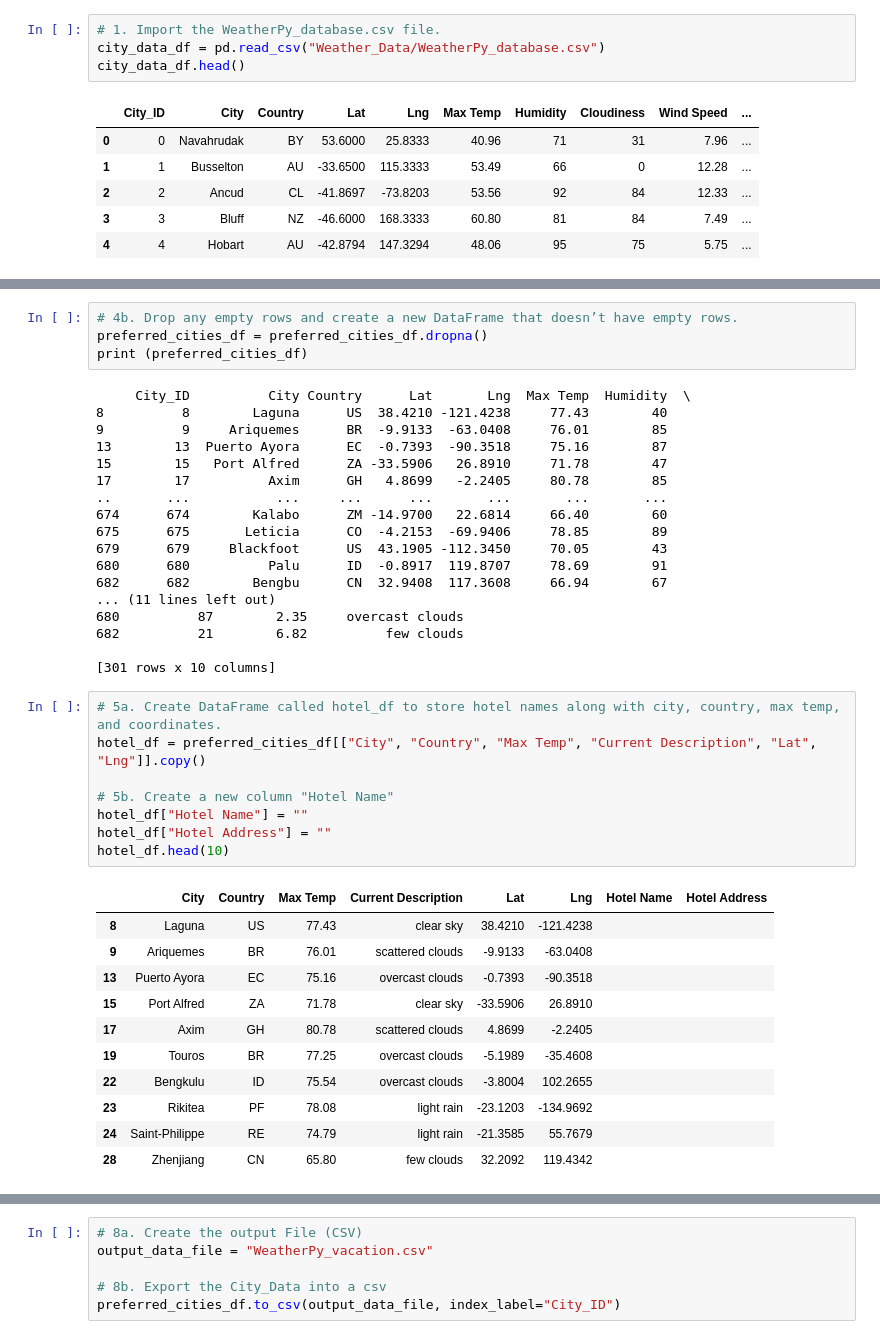
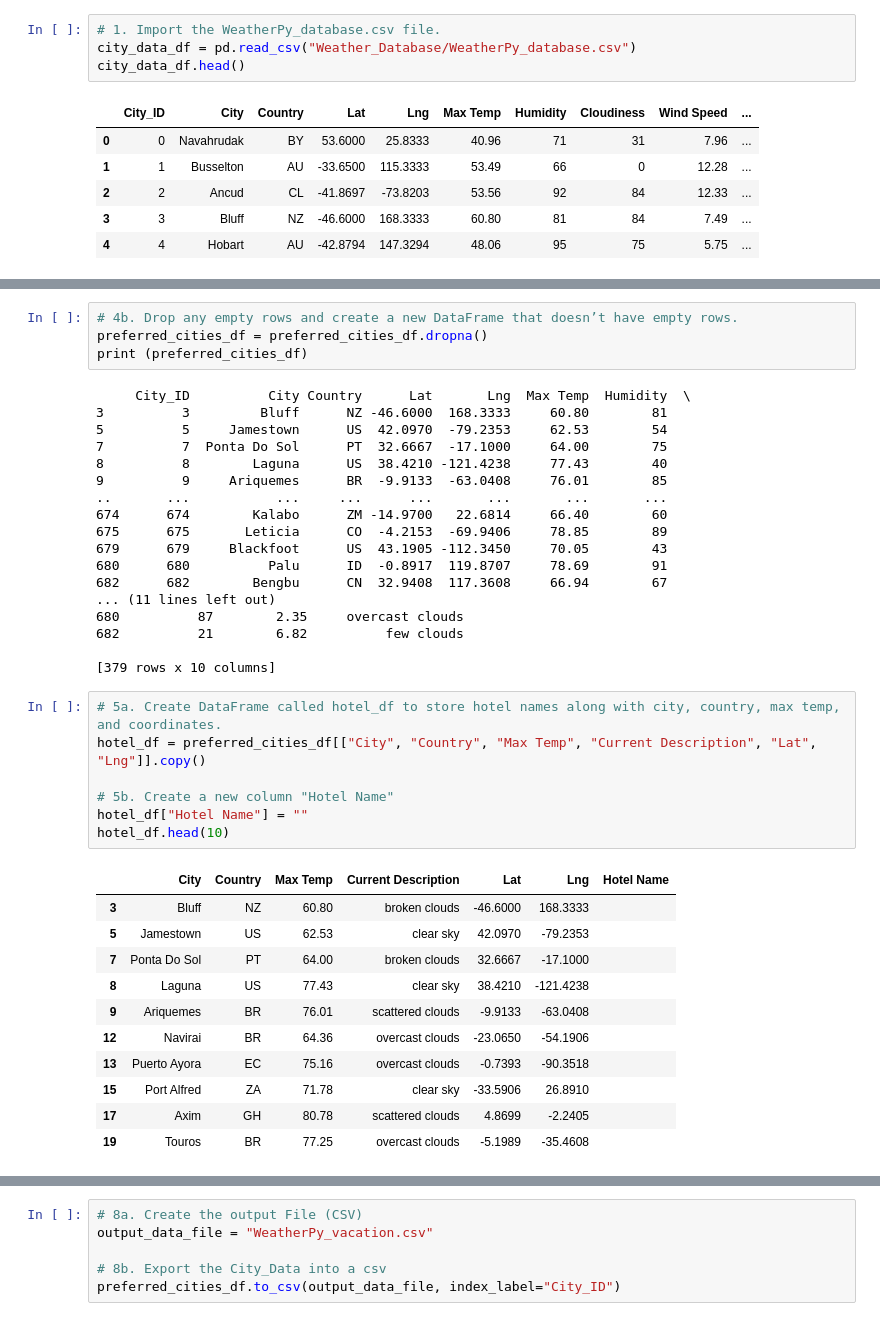
Before and after one commit to matthallman/Week_06_Weather_Database, a Jupyter notebook: Vacation_Search.ipynb, the cells around one changed output, grey strips where cells are left out. Drawn from its saved outputs; the diff is of its cells as text.

```diff
--- a/Vacation_Search_starter_code.ipynb
+++ b/Vacation_Search.ipynb
@@ -13,7 +13,7 @@ from config import gkey
 gmaps.configure(api_key=gkey)
 # %%
 # 1. Import the WeatherPy_database.csv file.
-city_data_df = pd.read_csv("Weather_Data/WeatherPy_database.csv")
+city_data_df = pd.read_csv("Weather_Database/WeatherPy_database.csv")
 city_data_df.head()
 # %% [output]
 |  | City_ID | City | Country | Lat | Lng | Max Temp | Humidity | Cloudiness | Wind Speed | ... |
@@ -67,11 +67,11 @@ preferred_cities_df = preferred_cities_df.dropna()
 print (preferred_cities_df)
 # %% [output]
      City_ID          City Country      Lat       Lng  Max Temp  Humidity  \
+3          3         Bluff      NZ -46.6000  168.3333     60.80        81
+5          5     Jamestown      US  42.0970  -79.2353     62.53        54
+7          7  Ponta Do Sol      PT  32.6667  -17.1000     64.00        75
 8          8        Laguna      US  38.4210 -121.4238     77.43        40
 9          9     Ariquemes      BR  -9.9133  -63.0408     76.01        85
-13        13  Puerto Ayora      EC  -0.7393  -90.3518     75.16        87
-15        15   Port Alfred      ZA -33.5906   26.8910     71.78        47
-17        17          Axim      GH   4.8699   -2.2405     80.78        85
 ..       ...           ...     ...      ...       ...       ...       ...
 674      674        Kalabo      ZM -14.9700   22.6814     66.40        60
 675      675       Leticia      CO  -4.2153  -69.9406     78.85        89
@@ -82,27 +82,26 @@ print (preferred_cities_df)
 680          87        2.35     overcast clouds
 682          21        6.82          few clouds
 
-[301 rows x 10 columns]
+[379 rows x 10 columns]
 # %%
 # 5a. Create DataFrame called hotel_df to store hotel names along with city, country, max temp, and coordinates.
 hotel_df = preferred_cities_df[["City", "Country", "Max Temp", "Current Description", "Lat", "Lng"]].copy()
 
 # 5b. Create a new column "Hotel Name"
 hotel_df["Hotel Name"] = ""
-hotel_df["Hotel Address"] = ""
 hotel_df.head(10)
 # %% [output]
-|  | City | Country | Max Temp | Current Description | Lat | Lng | Hotel Name | Hotel Address |
-| 8 | Laguna | US | 77.43 | clear sky | 38.4210 | -121.4238 |  |  |
-| 9 | Ariquemes | BR | 76.01 | scattered clouds | -9.9133 | -63.0408 |  |  |
-| 13 | Puerto Ayora | EC | 75.16 | overcast clouds | -0.7393 | -90.3518 |  |  |
-| 15 | Port Alfred | ZA | 71.78 | clear sky | -33.5906 | 26.8910 |  |  |
-| 17 | Axim | GH | 80.78 | scattered clouds | 4.8699 | -2.2405 |  |  |
-| 19 | Touros | BR | 77.25 | overcast clouds | -5.1989 | -35.4608 |  |  |
-| 22 | Bengkulu | ID | 75.54 | overcast clouds | -3.8004 | 102.2655 |  |  |
-| 23 | Rikitea | PF | 78.08 | light rain | -23.1203 | -134.9692 |  |  |
-| 24 | Saint-Philippe | RE | 74.79 | light rain | -21.3585 | 55.7679 |  |  |
-| 28 | Zhenjiang | CN | 65.80 | few clouds | 32.2092 | 119.4342 |  |  |
+|  | City | Country | Max Temp | Current Description | Lat | Lng | Hotel Name |
+| 3 | Bluff | NZ | 60.80 | broken clouds | -46.6000 | 168.3333 |  |
+| 5 | Jamestown | US | 62.53 | clear sky | 42.0970 | -79.2353 |  |
+| 7 | Ponta Do Sol | PT | 64.00 | broken clouds | 32.6667 | -17.1000 |  |
+| 8 | Laguna | US | 77.43 | clear sky | 38.4210 | -121.4238 |  |
+| 9 | Ariquemes | BR | 76.01 | scattered clouds | -9.9133 | -63.0408 |  |
+| 12 | Navirai | BR | 64.36 | overcast clouds | -23.0650 | -54.1906 |  |
+| 13 | Puerto Ayora | EC | 75.16 | overcast clouds | -0.7393 | -90.3518 |  |
+| 15 | Port Alfred | ZA | 71.78 | clear sky | -33.5906 | 26.8910 |  |
+| 17 | Axim | GH | 80.78 | scattered clouds | 4.8699 | -2.2405 |  |
+| 19 | Touros | BR | 77.25 | overcast clouds | -5.1989 | -35.4608 |  |
 # %%
 # 6a. Set parameters to search for hotels with 5000 meters.
 params = {
```
Also changed, not shown: parts of 5 cells of this notebook, 9 other files.
